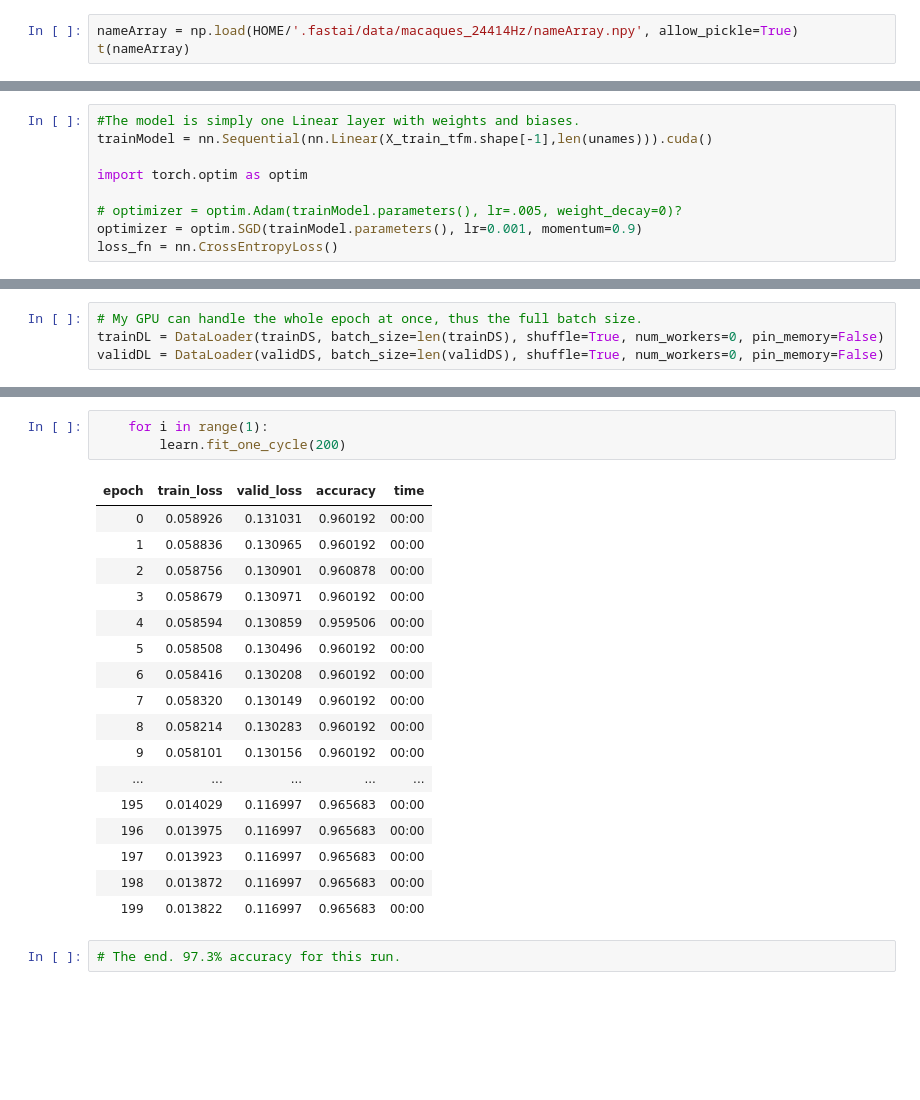
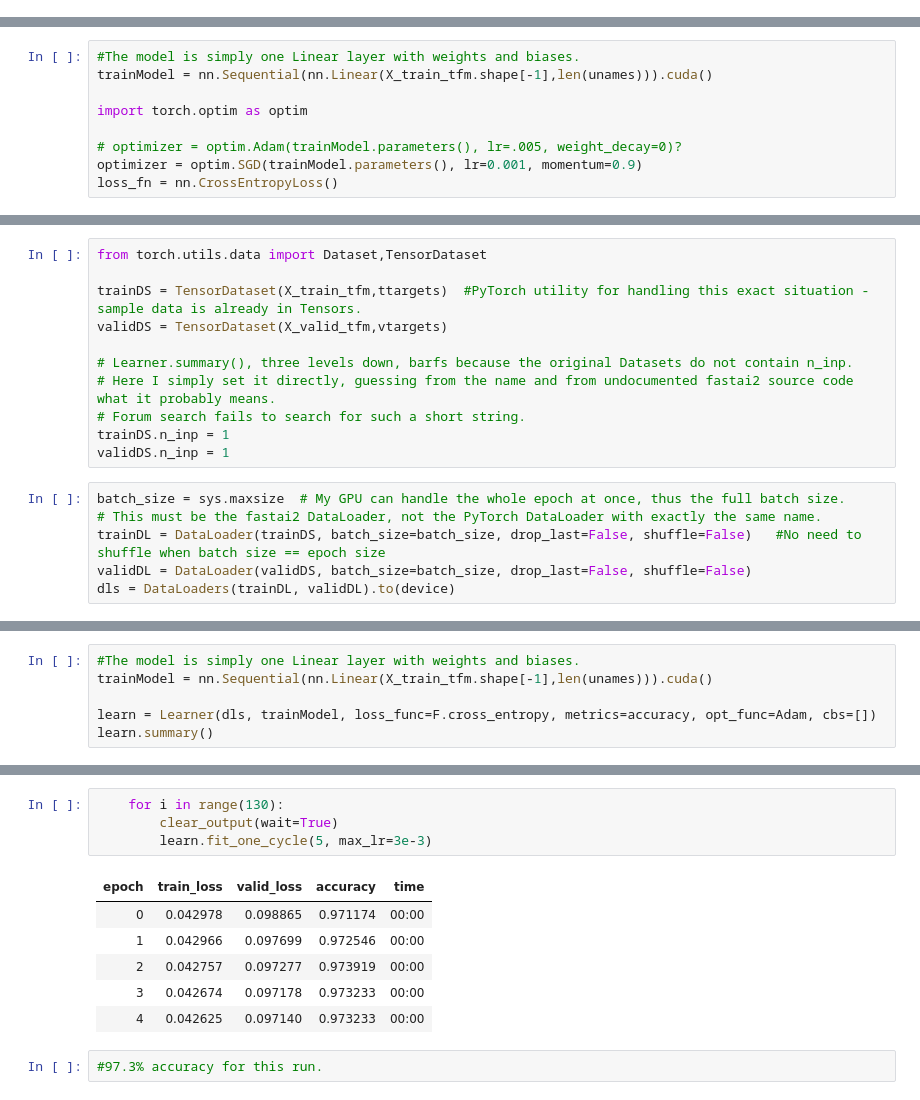
Before and after one commit to earthspecies/library, a Jupyter notebook: ROCKET_Sound/MacaqueROCKET.ipynb, the cells around one changed output, grey strips where cells are left out. Drawn from its saved outputs; the diff is of its cells as text; blank space fills up the shorter version.

```diff
--- a/ROCKET_Sound/MacaqueROCKET.ipynb
+++ b/ROCKET_Sound/MacaqueROCKET.ipynb
@@ -45,3 +55,0 @@ t(callArray)
-# %%
-nameArray = np.load(HOME/'.fastai/data/macaques_24414Hz/nameArray.npy', allow_pickle=True)
-t(nameArray)
@@ -361,4 +347,17 @@ validDS = ROCKETDataset(X_valid_tfm,vtargets)
+# %%
+from torch.utils.data import Dataset,TensorDataset
+
+trainDS = TensorDataset(X_train_tfm,ttargets)  #PyTorch utility for handling this exact situation - sample data is already in Tensors.
+validDS = TensorDataset(X_valid_tfm,vtargets)
+
+# Learner.summary(), three levels down, barfs because the original Datasets do not contain n_inp.
+# Here I simply set it directly, guessing from the name and from undocumented fastai2 source code what it probably means.
+# Forum search fails to search for such a short string.
+trainDS.n_inp = 1
+validDS.n_inp = 1
 # %%
-# My GPU can handle the whole epoch at once, thus the full batch size.
-trainDL = DataLoader(trainDS, batch_size=len(trainDS), shuffle=True, num_workers=0, pin_memory=False)
-validDL = DataLoader(validDS, batch_size=len(validDS), shuffle=True, num_workers=0, pin_memory=False)
+batch_size = sys.maxsize  # My GPU can handle the whole epoch at once, thus the full batch size.
+# This must be the fastai2 DataLoader, not the PyTorch DataLoader with exactly the same name.
+trainDL = DataLoader(trainDS, batch_size=batch_size, drop_last=False, shuffle=False)   #No need to shuffle when batch size == epoch size
+validDL = DataLoader(validDS, batch_size=batch_size, drop_last=False, shuffle=False)
+dls = DataLoaders(trainDL, validDL).to(device)
@@ -381,0 +370,6 @@ learn = Learner(data, trainModel, loss_func=nn.CrossEntropyLoss(), metrics=[accu
+# %%
+#The model is simply one Linear layer with weights and biases.
+trainModel = nn.Sequential(nn.Linear(X_train_tfm.shape[-1],len(unames))).cuda()
+
+learn = Learner(dls, trainModel, loss_func=F.cross_entropy, metrics=accuracy, opt_func=Adam, cbs=[])
+learn.summary()
@@ -382,23 +401,13 @@ learn = Learner(data, trainModel, loss_func=nn.CrossEntropyLoss(), metrics=[accu
 # %%
-    for i in range(1):
-        learn.fit_one_cycle(200)
+    for i in range(130):
+        clear_output(wait=True)
+        learn.fit_one_cycle(5, max_lr=3e-3)
 # %% [output]
 | epoch | train_loss | valid_loss | accuracy | time |
-| 0 | 0.058926 | 0.131031 | 0.960192 | 00:00 |
-| 1 | 0.058836 | 0.130965 | 0.960192 | 00:00 |
-| 2 | 0.058756 | 0.130901 | 0.960878 | 00:00 |
-| 3 | 0.058679 | 0.130971 | 0.960192 | 00:00 |
-| 4 | 0.058594 | 0.130859 | 0.959506 | 00:00 |
-| 5 | 0.058508 | 0.130496 | 0.960192 | 00:00 |
-| 6 | 0.058416 | 0.130208 | 0.960192 | 00:00 |
-| 7 | 0.058320 | 0.130149 | 0.960192 | 00:00 |
-| 8 | 0.058214 | 0.130283 | 0.960192 | 00:00 |
-| 9 | 0.058101 | 0.130156 | 0.960192 | 00:00 |
-| ... | ... | ... | ... | ... |
-| 195 | 0.014029 | 0.116997 | 0.965683 | 00:00 |
-| 196 | 0.013975 | 0.116997 | 0.965683 | 00:00 |
-| 197 | 0.013923 | 0.116997 | 0.965683 | 00:00 |
-| 198 | 0.013872 | 0.116997 | 0.965683 | 00:00 |
-| 199 | 0.013822 | 0.116997 | 0.965683 | 00:00 |
+| 0 | 0.042978 | 0.098865 | 0.971174 | 00:00 |
+| 1 | 0.042966 | 0.097699 | 0.972546 | 00:00 |
+| 2 | 0.042757 | 0.097277 | 0.973919 | 00:00 |
+| 3 | 0.042674 | 0.097178 | 0.973233 | 00:00 |
+| 4 | 0.042625 | 0.097140 | 0.973233 | 00:00 |
 # %%
-# The end. 97.3% accuracy for this run.
+#97.3% accuracy for this run.
```
Also changed, not shown: parts of 36 cells of this notebook, 1 other file.
